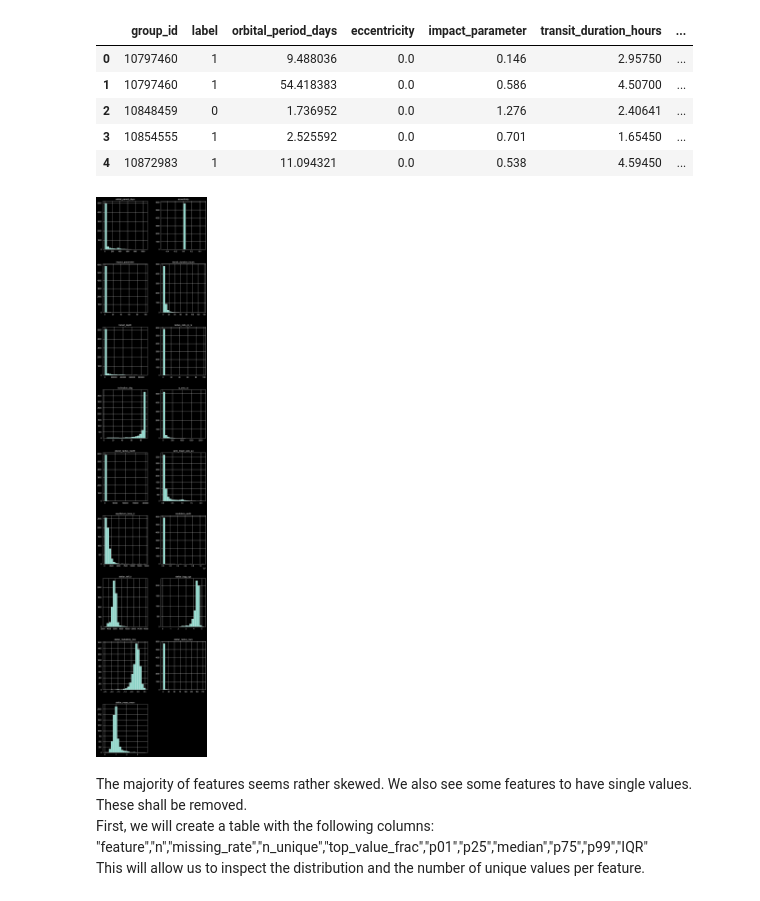
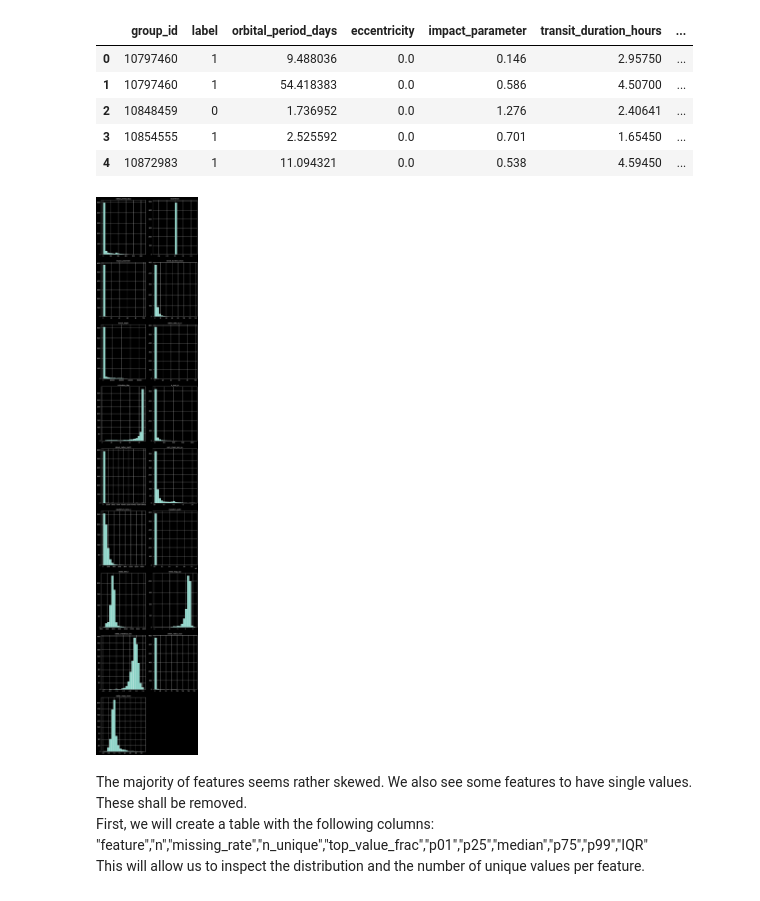
Before and after one commit to JanMatusiak/exoplanet-detection, a Jupyter notebook: notebooks/02_feature_selection_and_preprocessing.ipynb, the cells around one changed output. Drawn from its saved outputs; the diff is of its cells as text; code cells hidden in the pictures.

Commit message:
modify visualizations in 02_notebook to import methods from src Python packages

```diff
--- a/notebooks/02_feature_selection_and_preprocessing.ipynb
+++ b/notebooks/02_feature_selection_and_preprocessing.ipynb
@@ -21,10 +27,9 @@ df.head()
 | 4 | 10872983 | 1 | 11.094321 | 0.0 | 0.538 | 4.59450 | ... |
 # %%
 df_features = df.drop(["group_id", "label"], axis=1)
-df_features.hist(bins=20, layout=(10, 2), figsize=(10, 60))
-plt.show()
+plot_feature_histograms(df_features)
 # %% [output]
-[figure, old version]
+[figure, new version]
 # %% [markdown]
 The majority of features seems rather skewed. We also see some features to have single values. These shall be removed.
 First, we will create a table with the following columns:
```
Also changed, not shown: parts of 3 cells of this notebook.
